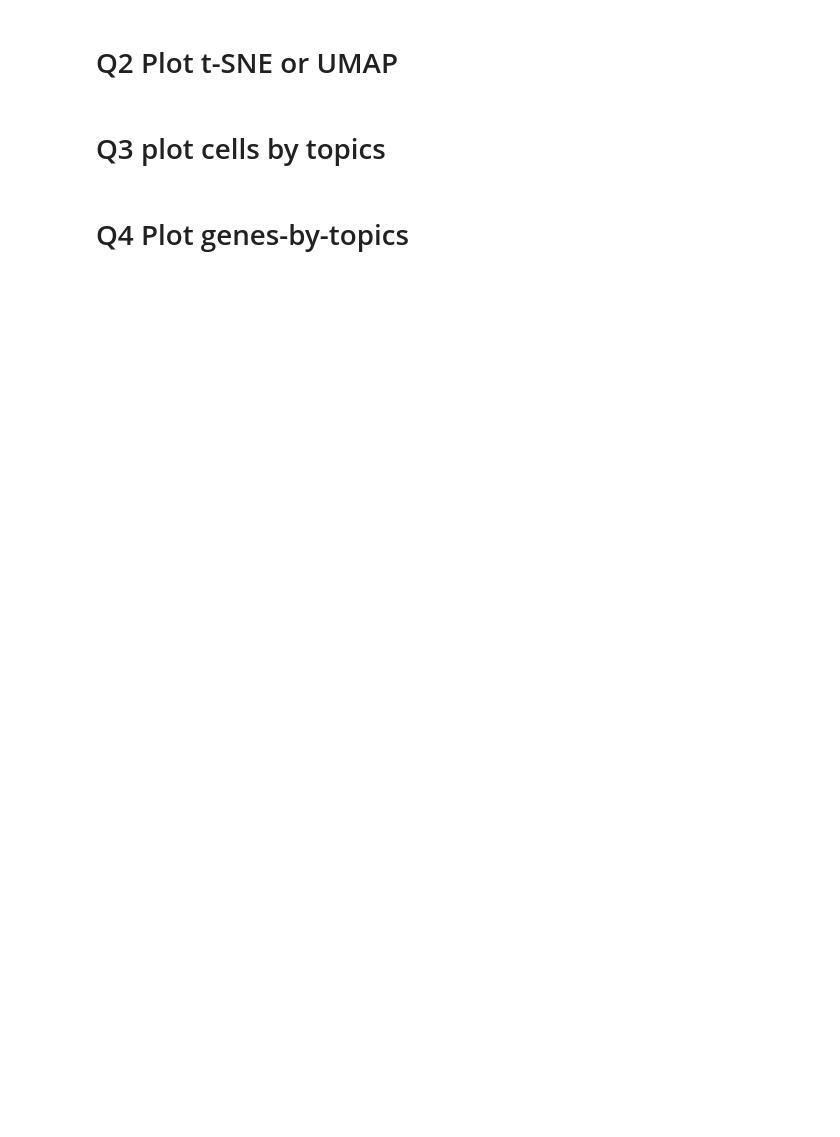
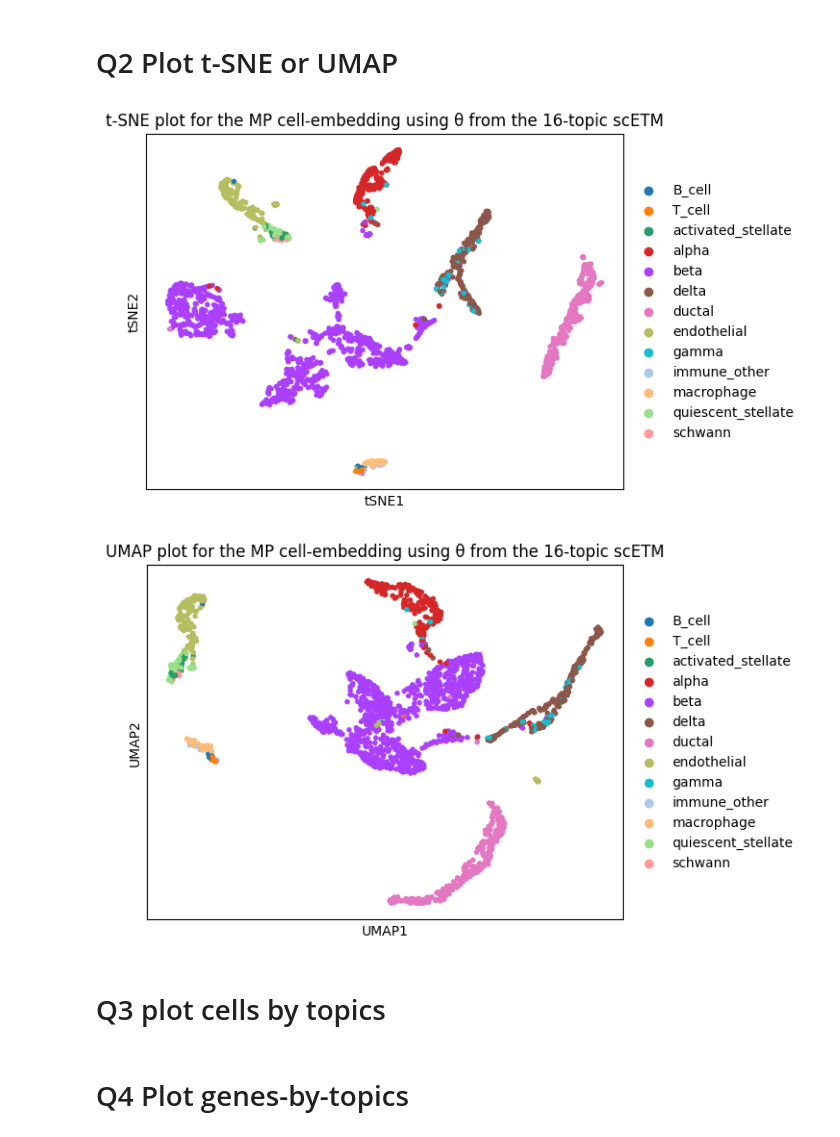
Before and after one commit to kevalpipalia/VAE-on-Mouse-Pancreas-single-cell-RNA-sequencing-data, a Jupyter notebook: comp565_fall2023_A4_starter.ipynb, the cells around one changed output. Saved outputs shown, nothing was run; the diff lists cells and outputs as text; code cells hidden in the pictures; blank space fills up the shorter version.

Commit message:
Completed Training and Generated T-SNE and UMAP

```diff
--- a/comp565_fall2023_A4_starter.ipynb
+++ b/comp565_fall2023_A4_starter.ipynb
@@ -137,2 +175,2 @@ def monitor_perf(perf, objective, path=""):
 # %%
-model, scetm_perf = train_scETM(model, X_tensor, X_tensor_normalized, niter=500)
+model, scetm_perf = train_scETM(model, X_tensor, X_tensor_normalized, niter=1000)
@@ -145,3 +201,28 @@ monitor_perf(scetm_perf, "NELBO")
+# %%
+# WRITE YOUR CODE HERE
+
+# Extracting the final cell topic embedding θ for the visualization
+with torch.no_grad():
+    cell_embeddings = get_theta(model, X_tensor_normalized).cpu().numpy()
+
+# Adding the cell embeddings to the AnnData object
+mp_anndata.obsm['X_scETM'] = cell_embeddings
+
+# Running t-SNE
+sc.tl.tsne(mp_anndata, use_rep='X_scETM')
+
+# Running UMAP
+sc.pp.neighbors(mp_anndata, use_rep='X_scETM', n_neighbors=30)
+sc.tl.umap(mp_anndata)
+
+# Plotting the t-SNE results
+sc.pl.tsne(mp_anndata, color='Celltype', title='t-SNE plot for the MP cell-embedding using θ from the 16-topic scETM')
+
+# Plotting the UMAP results
+sc.pl.umap(mp_anndata, color='Celltype', title='UMAP plot for the MP cell-embedding using θ from the 16-topic scETM')
+# %% [output]
+[figure, added]
+[figure, added]
 # %% [markdown]
 # Q3 plot cells by topics
 # %%
```
Also changed, not shown: parts of 5 cells of this notebook, 2 other files.
